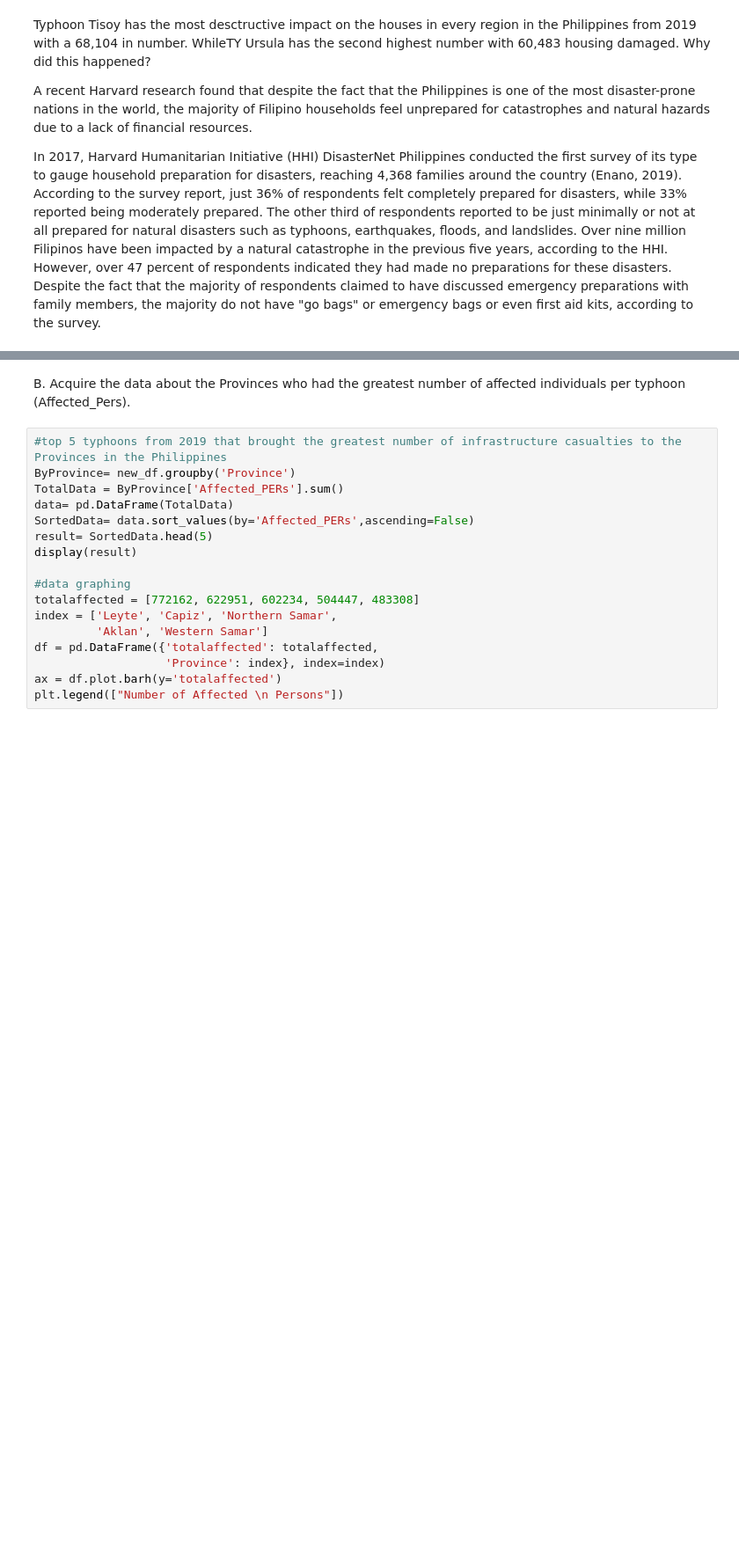
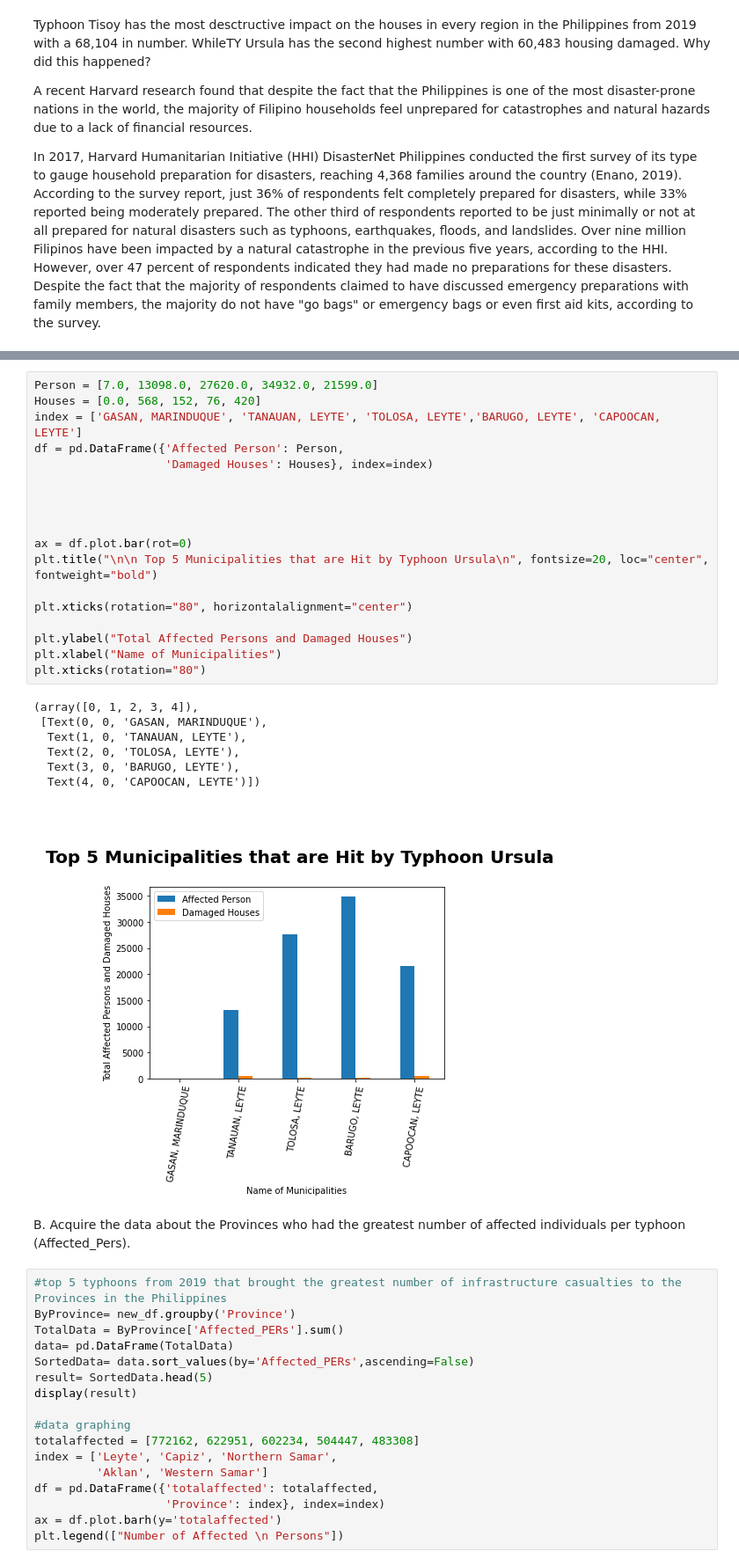
Before and after one commit to GEA960/ITBA-3207_TeamTyphoonAnalysts, a Jupyter notebook: Data Sets Coding Analysis/Data Analysis and Coding for Both Data Sets.ipynb, the cells around one changed output, grey strips where cells are left out. Shown at 88% size. Cells and saved outputs as stored; diff of their text form; blank space fills up the shorter version.

Commit message:
Added graph for TY URSULA Affected municipalities

```diff
--- a/Data Sets Coding Analysis/Data Analysis and Coding for Both Data Sets.ipynb
+++ b/Data Sets Coding Analysis/Data Analysis and Coding for Both Data Sets.ipynb
@@ -342,3 +349,29 @@ plt.xticks(rotation="80")
+# %%
+Person = [7.0, 13098.0, 27620.0, 34932.0, 21599.0]
+Houses = [0.0, 568, 152, 76, 420]
+index = ['GASAN, MARINDUQUE', 'TANAUAN, LEYTE', 'TOLOSA, LEYTE','BARUGO, LEYTE', 'CAPOOCAN, LEYTE']
+df = pd.DataFrame({'Affected Person': Person,
+                   'Damaged Houses': Houses}, index=index)
+
+
+
+
+ax = df.plot.bar(rot=0)
+plt.title("\n\n Top 5 Municipalities that are Hit by Typhoon Ursula\n", fontsize=20, loc="center", fontweight="bold")
+
+plt.xticks(rotation="80", horizontalalignment="center")
+
+plt.ylabel("Total Affected Persons and Damaged Houses")
+plt.xlabel("Name of Municipalities")
+plt.xticks(rotation="80")
+# %% [output]
+(array([0, 1, 2, 3, 4]),
+ [Text(0, 0, 'GASAN, MARINDUQUE'),
+  Text(1, 0, 'TANAUAN, LEYTE'),
+  Text(2, 0, 'TOLOSA, LEYTE'),
+  Text(3, 0, 'BARUGO, LEYTE'),
+  Text(4, 0, 'CAPOOCAN, LEYTE')])
+[figure, added]
 # %% [markdown]
 B. Acquire the data about the Provinces who had the greatest number of affected individuals per typhoon (Affected_Pers).
 # %%
```
Also changed, not shown: parts of 4 cells of this notebook.
